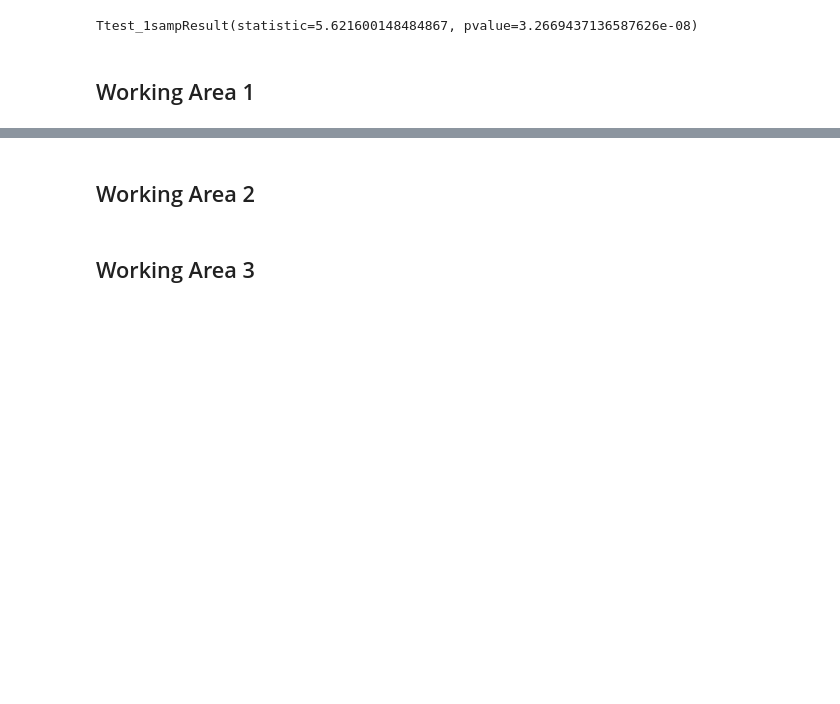
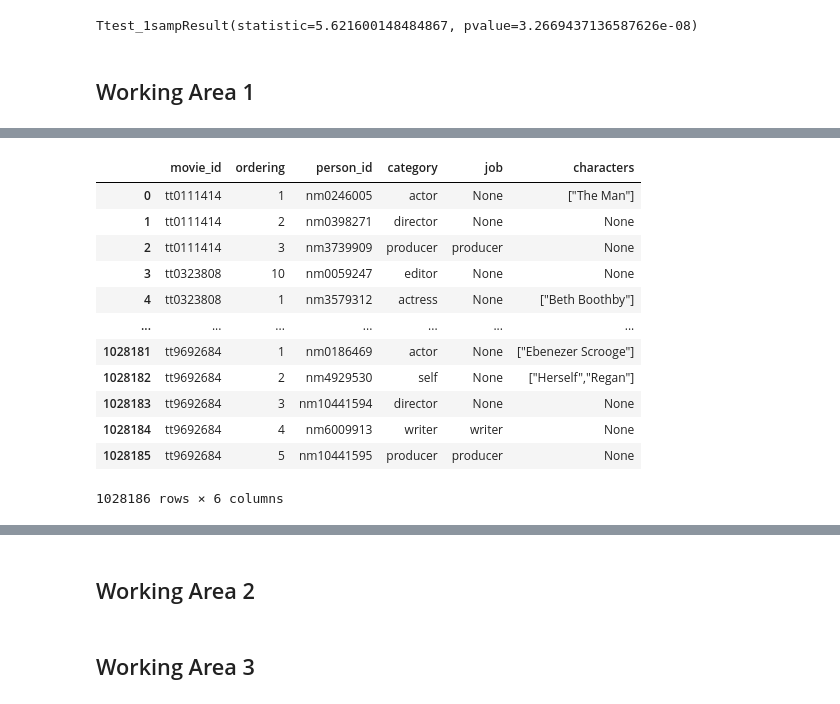
Before and after one commit to mrodberg/Pod1Capstone, a Jupyter notebook: Primary Notebook.ipynb, the cells around one changed output, grey strips where cells are left out. Drawn from its saved outputs; the diff is of its cells as text; code cells hidden in the pictures; blank space fills up the shorter version.

```diff
--- a/Primary Notebook.ipynb
+++ b/Primary Notebook.ipynb
@@ -244,0 +274,30 @@ Ttest_1sampResult(statistic=5.621600148484867, pvalue=3.2669437136587626e-08)
+# %%
+conn = sqlite3.connect("im.db")
+
+
+
+pd.read_sql("""
+SELECT *
+
+
+
+FROM principals
+
+
+
+""",conn)
+#checking principals for insights between actors and revenue
+# %% [output]
+|  | movie_id | ordering | person_id | category | job | characters |
+| 0 | tt0111414 | 1 | nm0246005 | actor | None | ["The Man"] |
+| 1 | tt0111414 | 2 | nm0398271 | director | None | None |
+| 2 | tt0111414 | 3 | nm3739909 | producer | producer | None |
+| 3 | tt0323808 | 10 | nm0059247 | editor | None | None |
+| 4 | tt0323808 | 1 | nm3579312 | actress | None | ["Beth Boothby"] |
+| ... | ... | ... | ... | ... | ... | ... |
+| 1028181 | tt9692684 | 1 | nm0186469 | actor | None | ["Ebenezer Scrooge"] |
+| 1028182 | tt9692684 | 2 | nm4929530 | self | None | ["Herself","Regan"] |
+| 1028183 | tt9692684 | 3 | nm10441594 | director | None | None |
+| 1028184 | tt9692684 | 4 | nm6009913 | writer | writer | None |
+| 1028185 | tt9692684 | 5 | nm10441595 | producer | producer | None |
+1028186 rows × 6 columns
```
Also changed, not shown: parts of 3 cells of this notebook.
